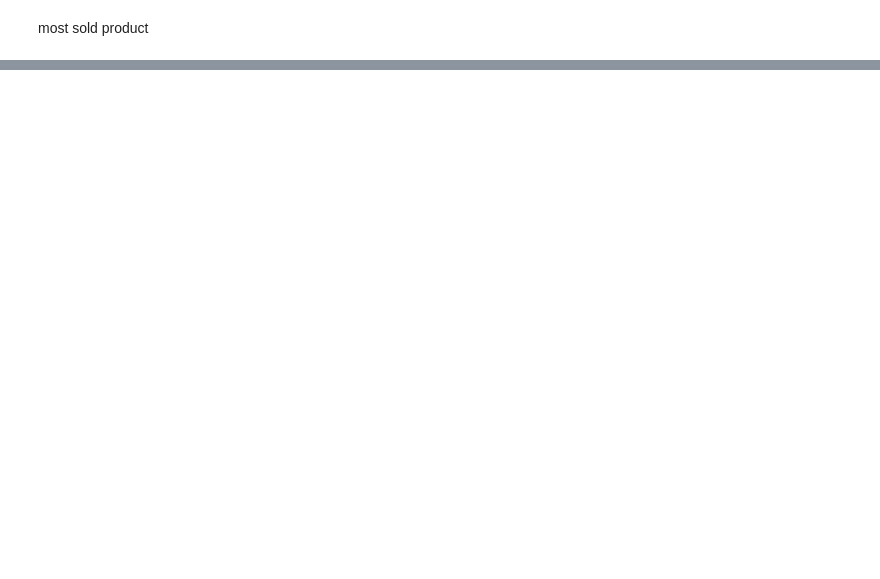
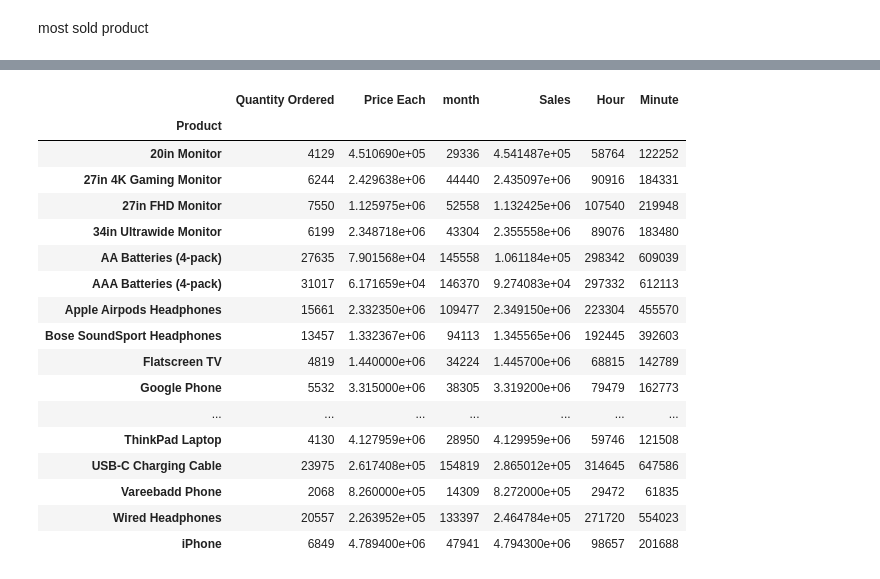
Before and after one commit to pritamiiit/Sales_Analysis, a Jupyter notebook: Sales Analysis.ipynb, the cells around one changed output, grey strips where cells are left out. Drawn from its saved outputs; the diff is of its cells as text; code cells hidden in the pictures; blank space fills up the shorter version.

```diff
--- a/Sales Analysis.ipynb
+++ b/Sales Analysis.ipynb
@@ -253,0 +380,23 @@ df["grouped"]=df.groupby("onder ID")["Product"]
+# %%
+product_group=adf.groupby("Product")
+
+product_group.sum()
+# %% [output]
+|  | Quantity Ordered | Price Each | month | Sales | Hour | Minute |
+| Product |  |  |  |  |  |  |
+| 20in Monitor | 4129 | 4.510690e+05 | 29336 | 4.541487e+05 | 58764 | 122252 |
+| 27in 4K Gaming Monitor | 6244 | 2.429638e+06 | 44440 | 2.435097e+06 | 90916 | 184331 |
+| 27in FHD Monitor | 7550 | 1.125975e+06 | 52558 | 1.132425e+06 | 107540 | 219948 |
+| 34in Ultrawide Monitor | 6199 | 2.348718e+06 | 43304 | 2.355558e+06 | 89076 | 183480 |
+| AA Batteries (4-pack) | 27635 | 7.901568e+04 | 145558 | 1.061184e+05 | 298342 | 609039 |
+| AAA Batteries (4-pack) | 31017 | 6.171659e+04 | 146370 | 9.274083e+04 | 297332 | 612113 |
+| Apple Airpods Headphones | 15661 | 2.332350e+06 | 109477 | 2.349150e+06 | 223304 | 455570 |
+| Bose SoundSport Headphones | 13457 | 1.332367e+06 | 94113 | 1.345565e+06 | 192445 | 392603 |
+| Flatscreen TV | 4819 | 1.440000e+06 | 34224 | 1.445700e+06 | 68815 | 142789 |
+| Google Phone | 5532 | 3.315000e+06 | 38305 | 3.319200e+06 | 79479 | 162773 |
+| ... | ... | ... | ... | ... | ... | ... |
+| ThinkPad Laptop | 4130 | 4.127959e+06 | 28950 | 4.129959e+06 | 59746 | 121508 |
+| USB-C Charging Cable | 23975 | 2.617408e+05 | 154819 | 2.865012e+05 | 314645 | 647586 |
+| Vareebadd Phone | 2068 | 8.260000e+05 | 14309 | 8.272000e+05 | 29472 | 61835 |
+| Wired Headphones | 20557 | 2.263952e+05 | 133397 | 2.464784e+05 | 271720 | 554023 |
+| iPhone | 6849 | 4.789400e+06 | 47941 | 4.794300e+06 | 98657 | 201688 |
```
Also changed, not shown: parts of 29 cells of this notebook.
